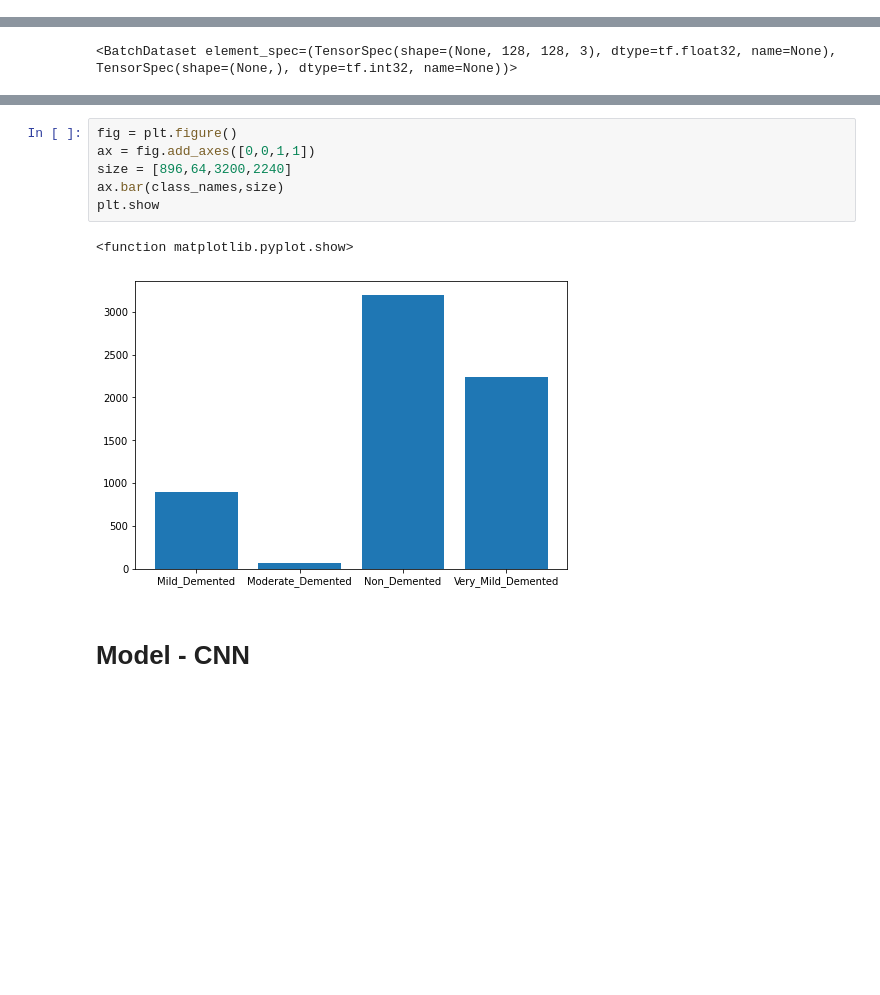
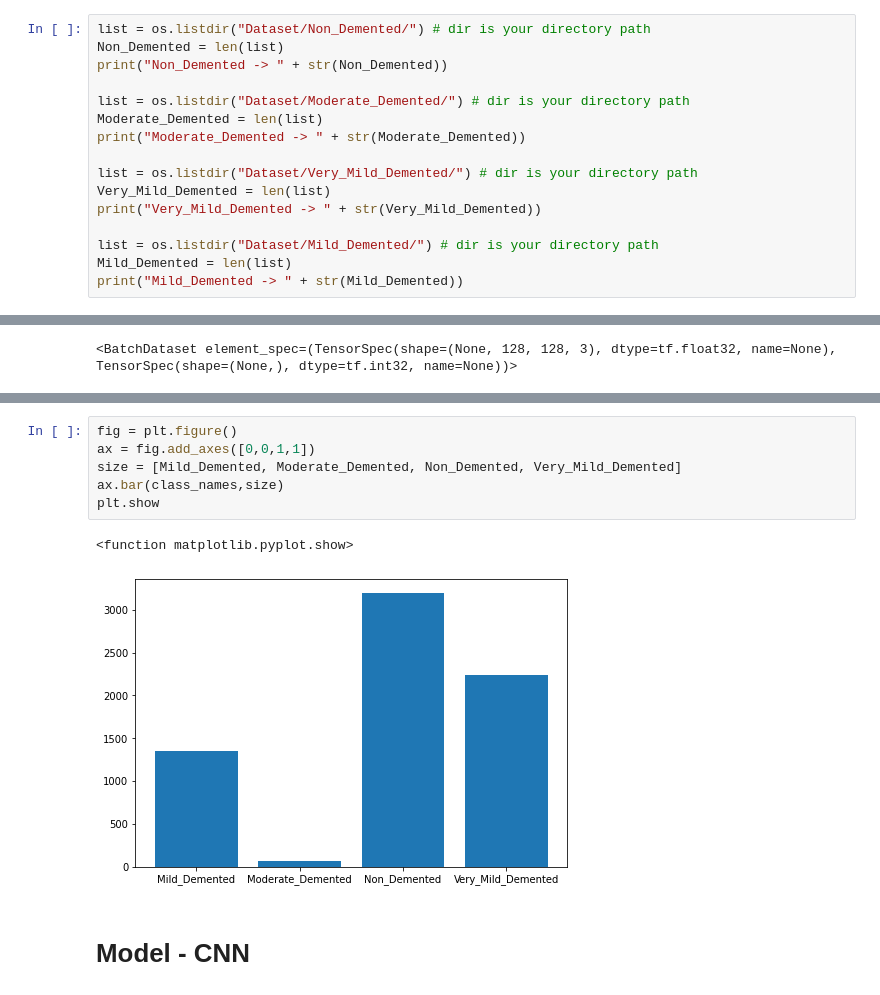
Before and after one commit to Zadak-H/Alzheimer-detection-and-classification-Using-Deep-Learning, a Jupyter notebook: Alzheimer_detection_and_classification.ipynb, the cells around one changed output, grey strips where cells are left out. Cells and saved outputs as stored; diff of their text form; blank space fills up the shorter version.

```diff
--- a/Alzheimer_detection_and_classification.ipynb
+++ b/Alzheimer_detection_and_classification.ipynb
@@ -50,0 +51,16 @@ print(Data_Dir)
+# %%
+list = os.listdir("Dataset/Non_Demented/") # dir is your directory path
+Non_Demented = len(list)
+print("Non_Demented -> " + str(Non_Demented))
+
+list = os.listdir("Dataset/Moderate_Demented/") # dir is your directory path
+Moderate_Demented = len(list)
+print("Moderate_Demented -> " + str(Moderate_Demented))
+
+list = os.listdir("Dataset/Very_Mild_Demented/") # dir is your directory path
+Very_Mild_Demented = len(list)
+print("Very_Mild_Demented -> " + str(Very_Mild_Demented))
+
+list = os.listdir("Dataset/Mild_Demented/") # dir is your directory path
+Mild_Demented = len(list)
+print("Mild_Demented -> " + str(Mild_Demented))
@@ -116,12 +135,12 @@ for images, labels in train_ds.take(1):
 # %%
 fig = plt.figure()
 ax = fig.add_axes([0,0,1,1])
-size = [896,64,3200,2240]
+size = [Mild_Demented, Moderate_Demented, Non_Demented, Very_Mild_Demented]
 ax.bar(class_names,size)
 plt.show
 # %% [output]
 <function matplotlib.pyplot.show>
-[figure, old version]
+[figure, new version]
 # %% [markdown]
 # **Model - CNN**
 # %%
```
Also changed, not shown: parts of 5 cells of this notebook.
